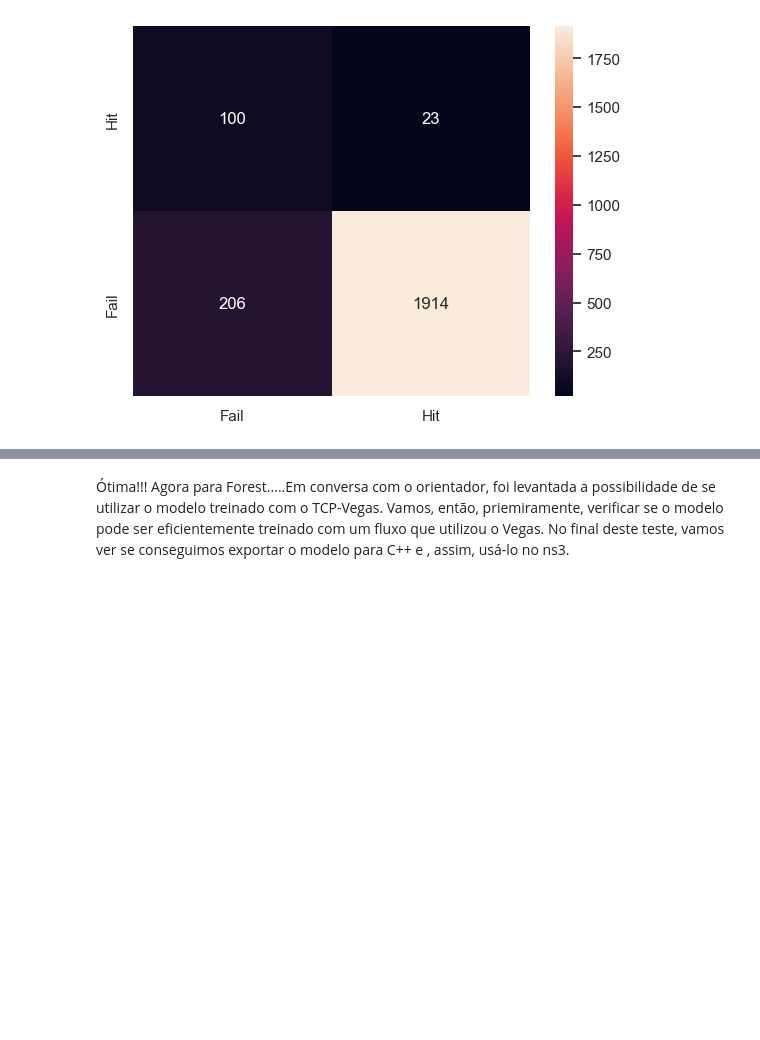
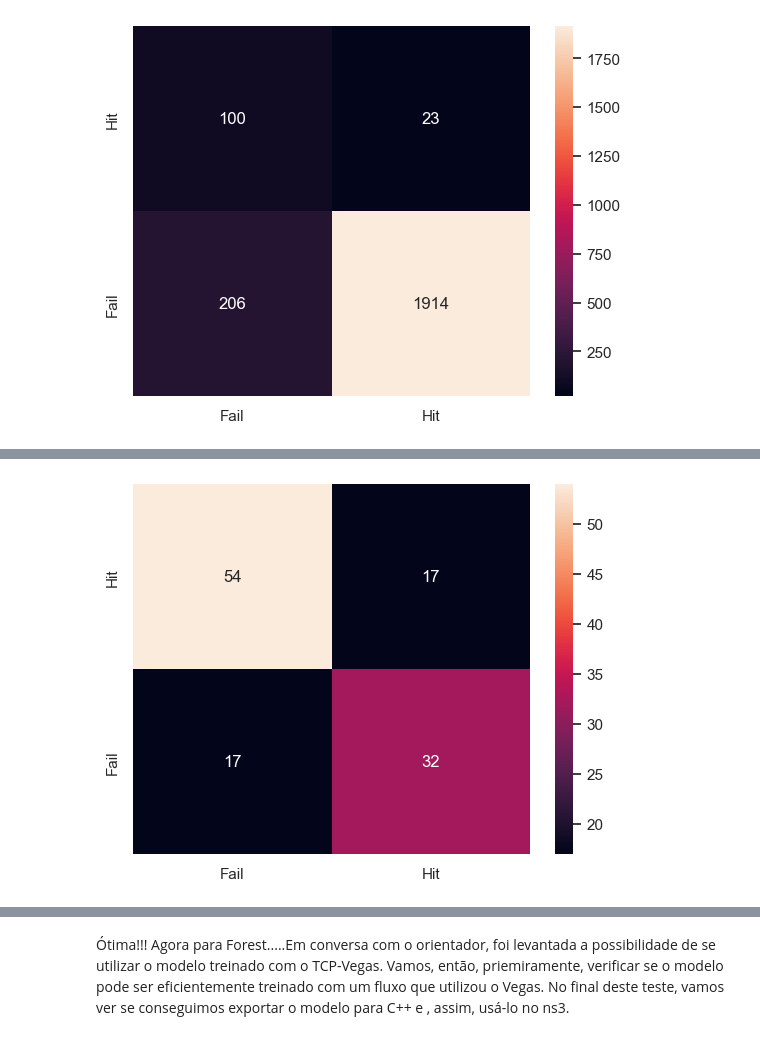
Before and after one commit to reisdout/FederatedColab, a Jupyter notebook: neural_network_model.ipynb, the cells around one changed output, grey strips where cells are left out. Cells and saved outputs as stored; diff of their text form; code cells hidden in the pictures; blank space fills up the shorter version.

```diff
--- a/neural_network_model.ipynb
+++ b/neural_network_model.ipynb
@@ -2372,0 +2425,3 @@ TreinarModelo('./Exp_0000031','./Exp_0000031/training_client01_01.csv')
+# %%
+AderenciaOutrosFluxos('./Exp_0000031','./Exp_0000031/training_client01_03.csv')
+# %% [output]
@@ -2372,0 +2432 @@ TreinarModelo('./Exp_0000031','./Exp_0000031/training_client01_01.csv')
+[figure, added]
```
Also changed, not shown: parts of 52 cells of this notebook, 17 other files.
